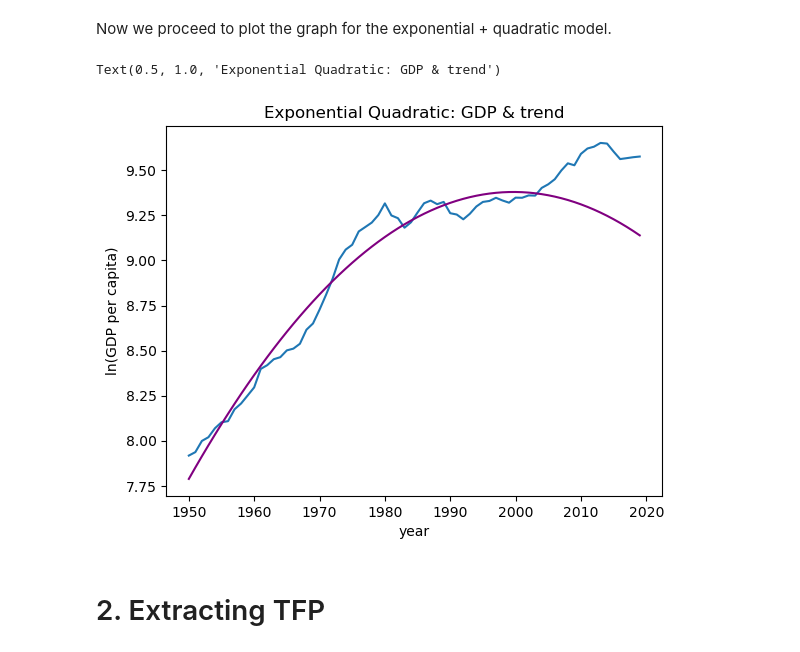
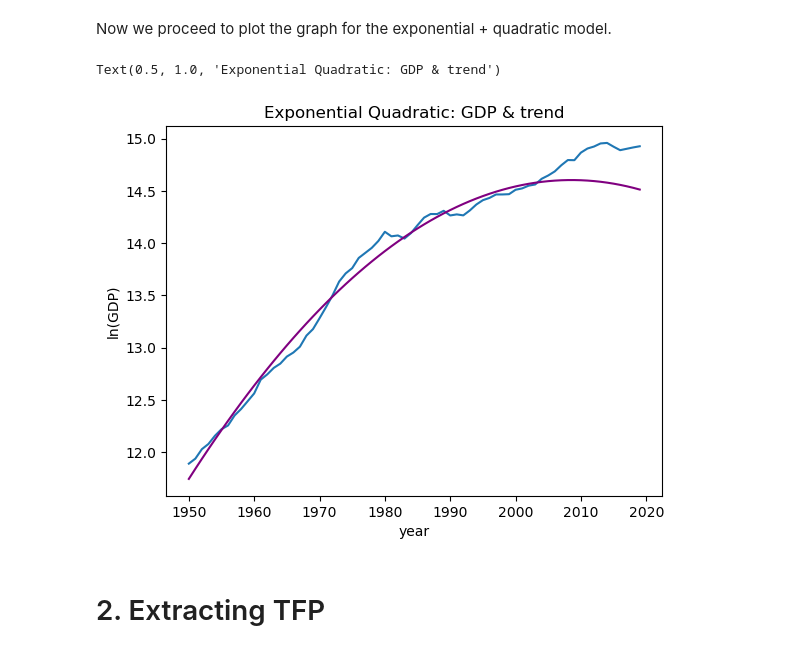
Before and after one commit to Jessie-Fung/ec2b1-brazil, a Jupyter notebook: code/code.ipynb, the cells around one changed output. Saved outputs shown, nothing was run; the diff lists cells and outputs as text; code cells hidden in the pictures.

```diff
--- a/code/code.ipynb
+++ b/code/code.ipynb
@@ -319,19 +319,19 @@ Now we proceed to plot the graph for the exponential + quadratic model.
 # %%
 plt.figure()
 #one could add options such as a particular size and use instead
 #plt.figure(figsize=(7, 5))
-plt.plot(data['year'],np.log(data['rgdpna_pc']))
+plt.plot(data['year'],np.log(data['rgdpna']))
 plt.plot(data['year'],yhat_exp_quad, color = 'purple')
 
 #labels
 plt.xlabel("year")
 plt.ylabel("ln(GDP)")
 
 #title
 plt.title("Exponential Quadratic: GDP & trend")
 # %% [output]
 Text(0.5, 1.0, 'Exponential Quadratic: GDP & trend')
-[figure, old version]
+[figure, new version]
 # %% [markdown]
 # 2. Extracting TFP
 # %% [markdown]
```
Also changed, not shown: parts of 4 cells of this notebook.
